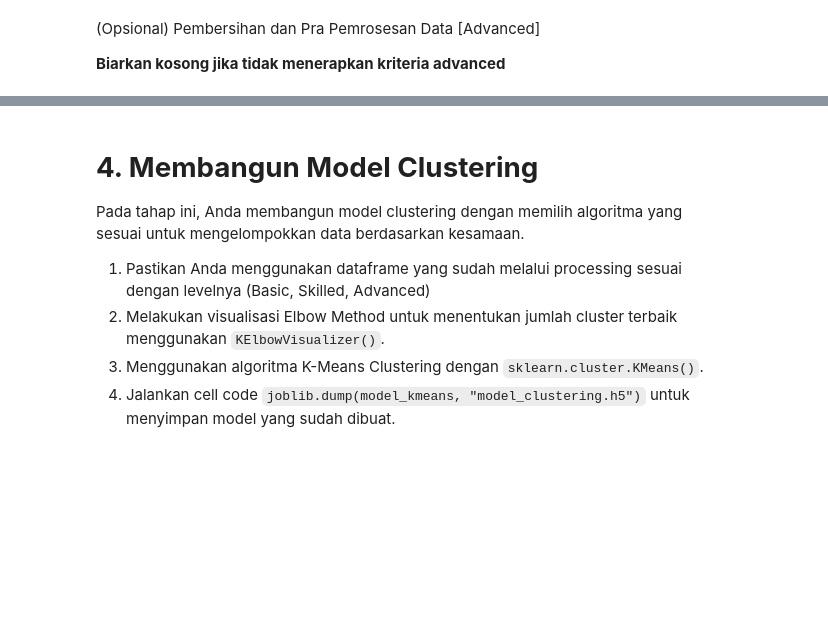
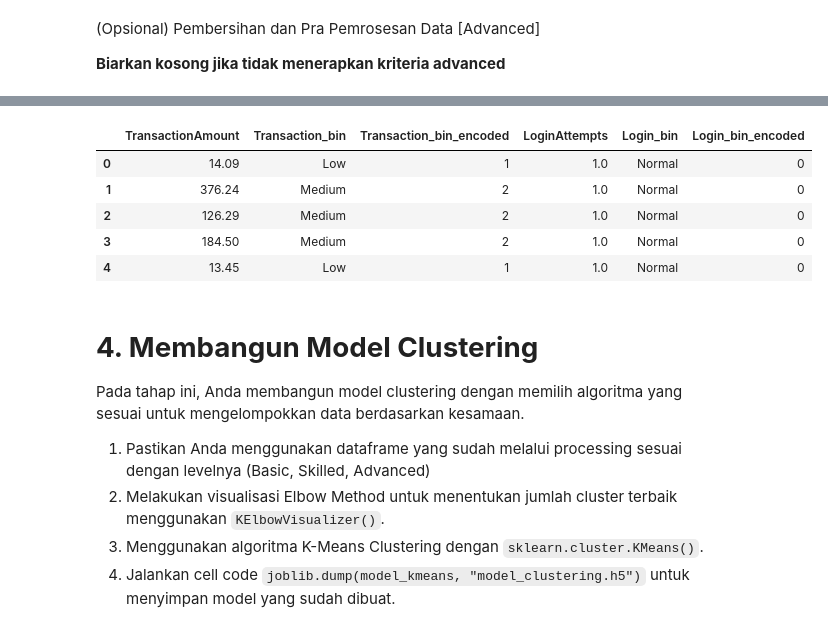
Before and after one commit to m8tyx/Proyek-ML, a Jupyter notebook: [Clustering]_Submission_Akhir_BMLP_Your_Name.ipynb, the cells around one changed output, grey strips where cells are left out. Saved outputs shown, nothing was run; the diff lists cells and outputs as text; code cells hidden in the pictures; blank space fills up the shorter version.

```diff
--- a/[Clustering]_Submission_Akhir_BMLP_Your_Name.ipynb
+++ b/[Clustering]_Submission_Akhir_BMLP_Your_Name.ipynb
@@ -304,3 +477,43 @@ Pada tahap ini, Anda akan melakukan **Pembersihan Dataset** untuk menjadikan dat
+# %%
+# Melakukan binning data berdasarkan kondisi rentang nilai pada fitur numerik,
+# lakukan pada satu sampai dua fitur numerik.
+# Silahkan lakukan encode hasil binning tersebut menggunakan LabelEncoder.
+# Pastikan kamu mengerjakan tahapan ini pada satu cell.
+
+# Copy agar tidak mengubah df asli
+df_binned = df_droped.copy()
+
+# --- 1. Binning untuk TransactionAmount ---
+# Misalnya: Low < 100, Medium 100–500, High > 500
+df_binned['Transaction_bin'] = pd.cut(
+    df_binned['TransactionAmount'],
+    bins=[-float('inf'), 100, 500, float('inf')],
+    labels=['Low', 'Medium', 'High']
+)
+
+# --- 2. Binning untuk LoginAttempts ---
+# Misalnya: 1 (Normal), 2–3 (Suspicious), >3 (Very Suspicious)
+df_binned['Login_bin'] = pd.cut(
+    df_binned['LoginAttempts'],
+    bins=[-float('inf'), 1, 3, float('inf')],
+    labels=['Normal', 'Suspicious', 'Very Suspicious']
+)
+
+# --- 3. Encode hasil binning dengan LabelEncoder ---
+le = LabelEncoder()
+df_binned['Transaction_bin_encoded'] = le.fit_transform(df_binned['Transaction_bin'])
+df_binned['Login_bin_encoded'] = le.fit_transform(df_binned['Login_bin'])
+
+# Lihat hasil
+df_binned[['TransactionAmount', 'Transaction_bin', 'Transaction_bin_encoded',
+           'LoginAttempts', 'Login_bin', 'Login_bin_encoded']].head()
+# %% [output]
+|  | TransactionAmount | Transaction_bin | Transaction_bin_encoded | LoginAttempts | Login_bin | Login_bin_encoded |
+| 0 | 14.09 | Low | 1 | 1.0 | Normal | 0 |
+| 1 | 376.24 | Medium | 2 | 1.0 | Normal | 0 |
+| 2 | 126.29 | Medium | 2 | 1.0 | Normal | 0 |
+| 3 | 184.50 | Medium | 2 | 1.0 | Normal | 0 |
+| 4 | 13.45 | Low | 1 | 1.0 | Normal | 0 |
 # %% [markdown]
 # **4. Membangun Model Clustering**
 Pada tahap ini, Anda membangun model clustering dengan memilih algoritma yang sesuai untuk mengelompokkan data berdasarkan kesamaan.
```
Also changed, not shown: parts of 19 cells of this notebook.
